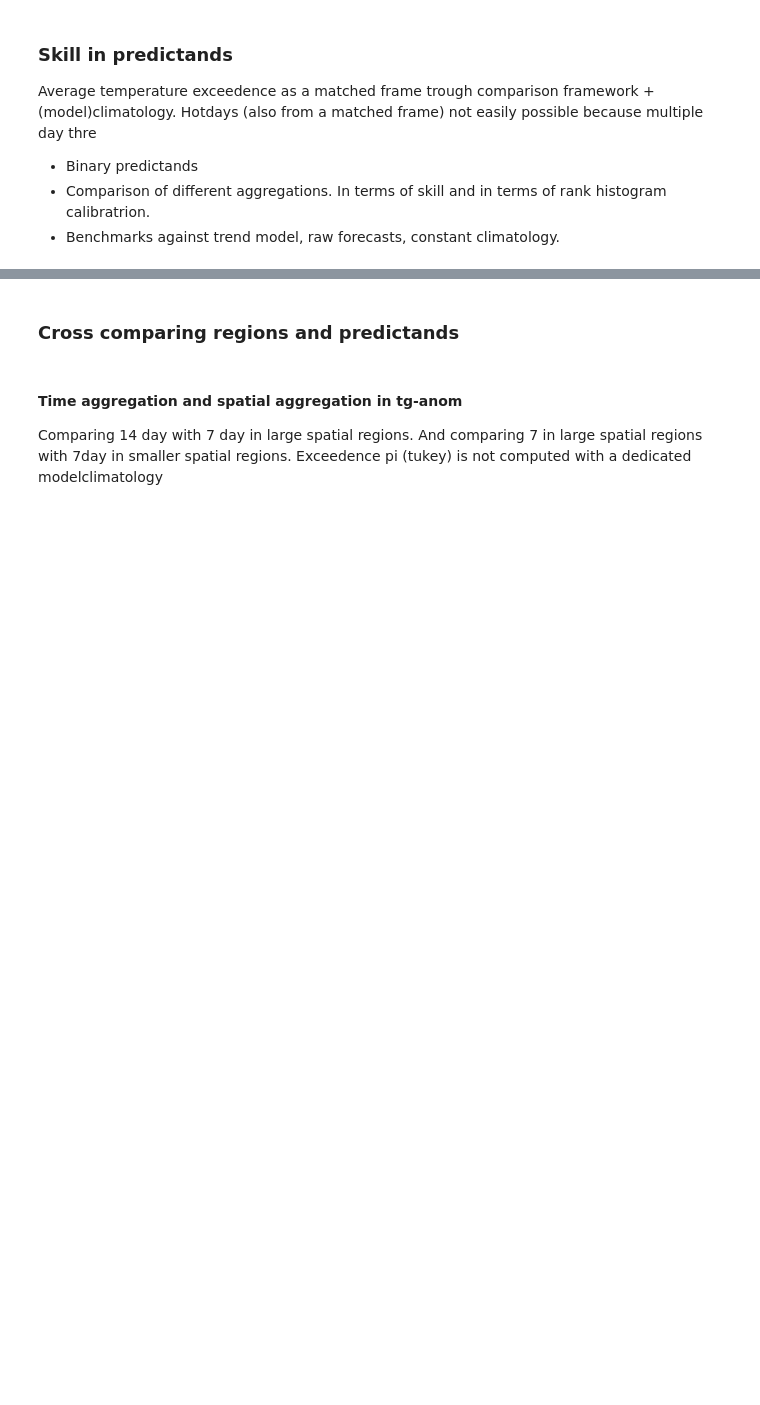
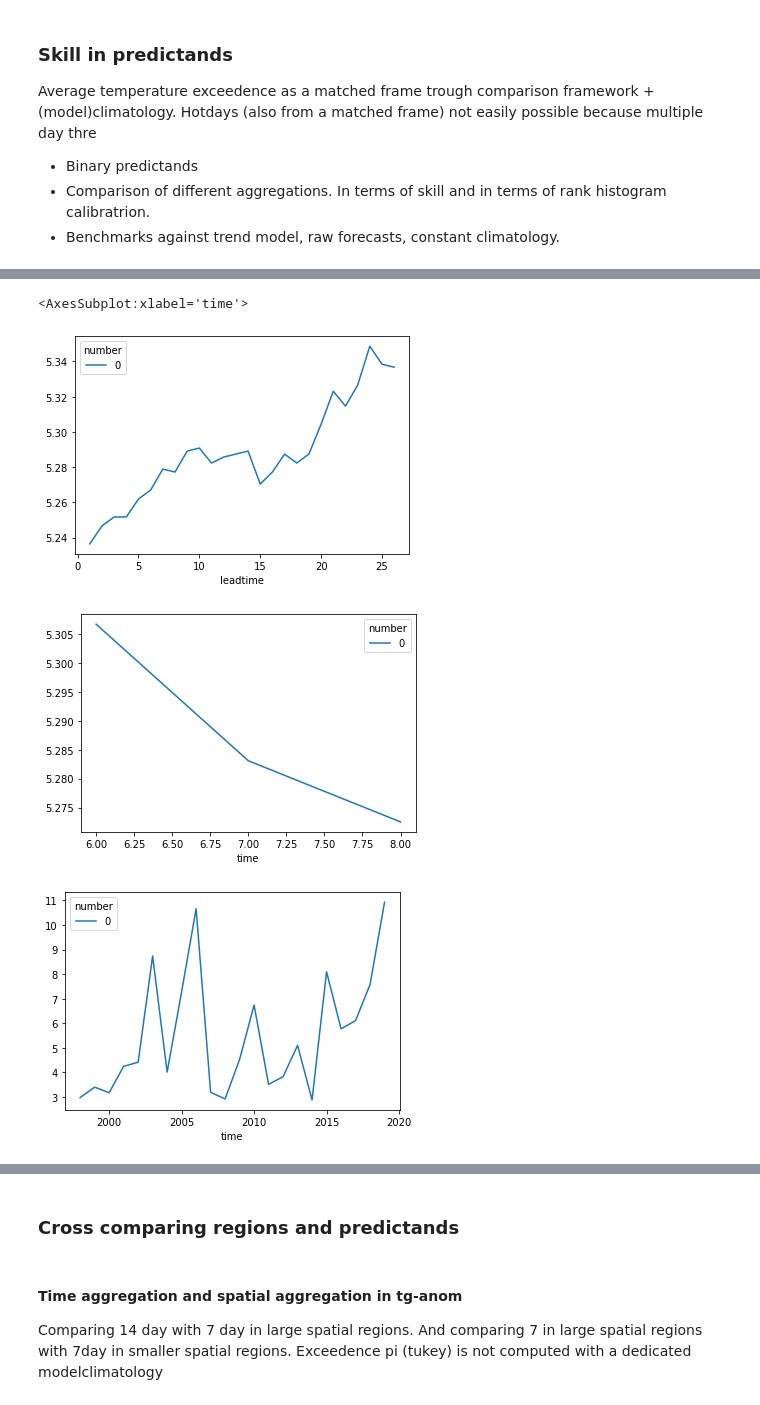
Before and after one commit to chiemvs/SubSeas, a Jupyter notebook: Predictands.ipynb, the cells around one changed output, grey strips where cells are left out. Saved outputs shown, nothing was run; the diff lists cells and outputs as text; code cells hidden in the pictures; blank space fills up the shorter version.

```diff
--- a/Predictands.ipynb
+++ b/Predictands.ipynb
@@ -76,9 +82,16 @@ def add_trend_model(df, groupers = ['leadtime','clustid'], return_coefs = True):
         logreg_results = pd.DataFrame({'coef':coefs, 'intercept':intercepts}, index = pd.MultiIndex.from_tuples(keys, names = groupers))
         return logreg_results
 
+def load(booksname: str, compute = False):
+    al = ForecastToObsAlignment('JJA','45r1')
+    al.recollect(booksname = booksname)
+    if compute:
+        return(al.alignedobject.compute())
+    else:
+        return al
+
 def load_tganom_and_compute(bookfile: str, climname: str, modelclim: str = None, add_trend: bool = True, return_trend: bool = False):
-    al = ForecastToObsAlignment('JJA','45r1')
-    al.recollect(booksname = bookfile)
+    al = load(booksname = bookfile, compute = False)
     cl = Climatology('tg-anom', name = climname)
     cl.localclim()
     if not modelclim is None:
@@ -92,6 +105,7 @@ def load_tganom_and_compute(bookfile: str, climname: str, modelclim: str = None,
     if add_trend:
         coefs = add_trend_model(df = df, groupers = ['leadtime','clustid'], return_coefs=return_trend)
         df['trend_bs'] = (df['trend'].values.squeeze() - df['observation'].values.squeeze())**2
+    df = df.set_index(['time','leadtime','clustid'])
     if return_trend:
         return df, coefs
     else:
@@ -104,9 +118,7 @@ def load_tgex_and_compute(bookfile: str, nday_threshold: int = 3, add_trend: boo
     possible to return the fitted logistic coefficients
     possible to return frequencies (these are namely not constant over clustids like with tganom > quantile)
     """
-    al = ForecastToObsAlignment('JJA','45r1')
-    al.recollect(booksname = bookfile)
-    test = al.alignedobject.compute()
+    test = load(booksname = bookfile, compute = True)
     test['pi'] = binarize_hotday_predictand(test['forecast'], ndaythreshold = nday_threshold) # Uses Tukey
     test['observation'] = binarize_hotday_predictand(test[('observation',0)], ndaythreshold = nday_threshold)
     clim_chances = test.groupby('clustid').mean()['observation'] # Assume there is little leadtime dependence (pooling these for a smoother estimate)
@@ -119,6 +131,7 @@ def load_tgex_and_compute(bookfile: str, nday_threshold: int = 3, add_trend: boo
             bs = (test[key].values.squeeze() - test['observation'].values.squeeze())**2
             scorename = f'{key}_bs'
             test[scorename] = bs
+    test = test.set_index(['time','leadtime','clustid'])
     returns = (test,)
     if return_clim_freq:
         returns = returns + (clim_chances,)
@@ -175,9 +188,7 @@ def load_compute_rank(bookfile: str, return_bias: bool = False):
     Therefore returns an indexed dataframe. From which the desired
     Option to return the bias between ensemble mean and observation
     """
-    al = ForecastToObsAlignment('JJA','45r1')
-    al.recollect(booksname = bookfile)
-    frame = al.alignedobject.compute()
+    frame = load(booksname = bookfile, compute = True)
     n_members = frame['forecast'].shape[-1]
     noisy_for = frame['forecast'].values + np.random.normal(scale = 0.001, size = frame['forecast'].shape)
     noisy_obs = frame['observation'].values + np.random.normal(scale = 0.001, size = frame['observation'].shape)
@@ -190,8 +201,21 @@ def load_compute_rank(bookfile: str, return_bias: bool = False):
     if not return_bias:
         return frame['placement'], bin_edges
     else:
-        frame.loc[:,'bias'] = frame['forecast'].mean(axis = 1) - frame['observation']
+        frame.loc[:,'bias'] = frame['forecast'].mean(axis = 1) - frame['observation'] #bias between ensmean - obs
+        #frame.loc[:,'meanbias'] = (frame['forecast'].values - frame['observation'].values[:,np.newaxis]).mean(axis = 1) # bias as mean(members - obs). completely equivalent
         return frame[['placement','bias']], bin_edges
+
+def bootstrap_rank_hist(bookfile:str, leadtime: int, clustid: int = 9, nsamples:int = 100):
+    # 12 places, build a matrix suitable for boxplots
+    counts = np.zeros((nsamples,12), dtype = np.int32)
+    for i in range(nsamples):
+        placement, bins = load_compute_rank(bookfile = bookfile, return_bias = False)
+        vals, count = np.unique(placement.loc[(leadtime,clustid)], return_counts = True)
+        assert len(count) == 12, 'Empty rank histogram spots, are you sampling enough data?'
+        counts[i,:] = count
+    labels = vals
+    return counts, labels
+
 
 def autocorrelation(bookfile: str):
     """
@@ -225,0 +267,12 @@ def lineplot(df: pd.DataFrame, freqframe: pd.DataFrame = None, plotkwargs: dict
+# %%
+fr = load(booksname = predictands.loc['tgex21D','books'], compute = True)
+fr = fr.iloc[fr['clustid'].values == 9,:]
+stats = fr.set_index(['time','leadtime'])
+stats.groupby('leadtime').mean()['observation'].plot()
+stats.groupby(stats.index.get_level_values('time').month).mean()['observation'].plot()
+stats.groupby(stats.index.get_level_values('time').year).mean()['observation'].plot()
+# %% [output]
+<AxesSubplot:xlabel='time'>
+[figure, added]
+[figure, added]
+[figure, added]
```
Also changed, not shown: parts of 27 cells of this notebook, 1 other file.
